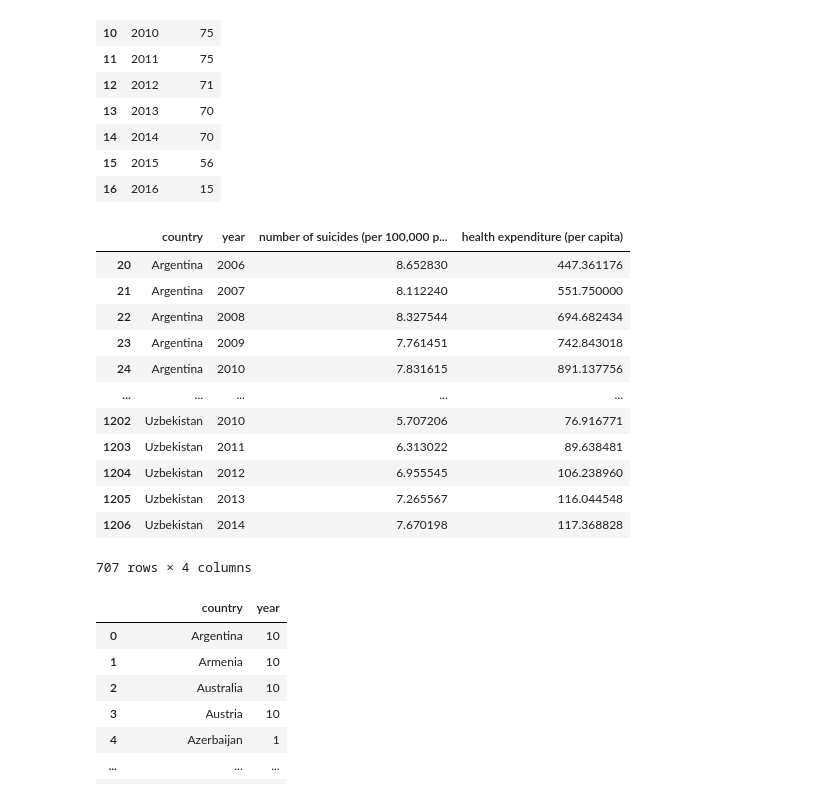
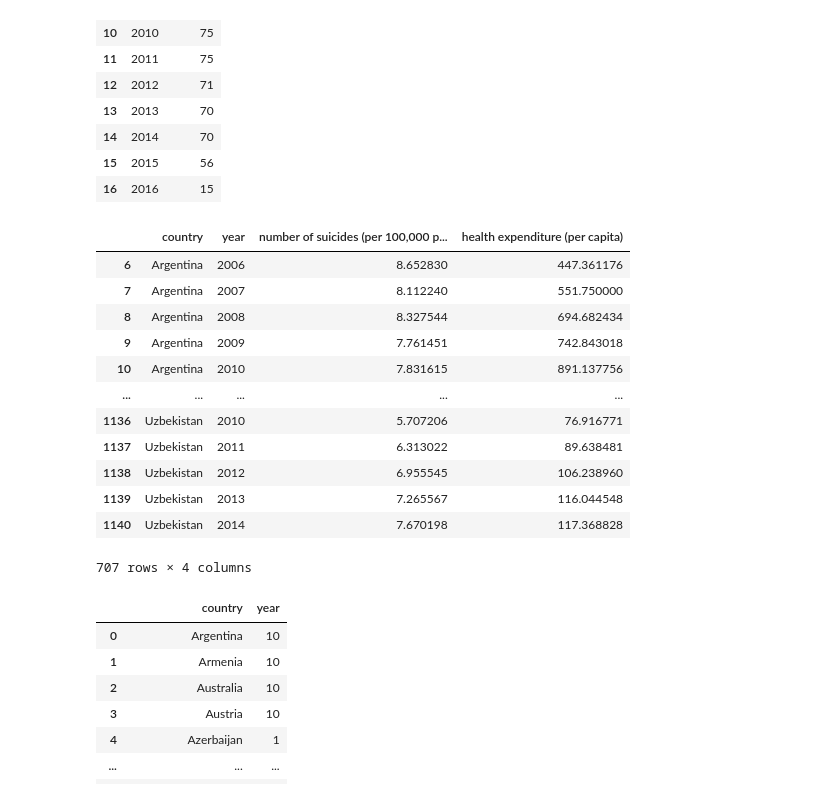
Before and after one commit to jfield24/Project-1, a Jupyter notebook: descriptives_data.ipynb, the cells around one changed output. Saved outputs shown, nothing was run; the diff lists cells and outputs as text; code cells hidden in the pictures.

```diff
--- a/descriptives_data.ipynb
+++ b/descriptives_data.ipynb
@@ -85,5 +85,6 @@ missing_countries_list = ['Antigua and Barbuda', 'Barbados', 'Grenada', 'Jamaica
        'Kiribati', 'Maldives']
 dataset_country_index = dataset_df.set_index("country")
 data_rates_df = dataset_country_index.drop(missing_countries_list, axis=0)
+data_rates_df = data_rates_df.reset_index()
 data_rates_df
 # %% [output]
@@ -135,22 +135,22 @@ yrs_countries_flat
 | 16 | 2016 | 15 |
 # %%
 # create new dataframe with 10 years only between 2006 and 2015
-data_06 = dataset_rates_only_df.loc[dataset_rates_only_df['year']>=2006, :]
+data_06 = data_rates_df.loc[data_rates_df['year']>=2006, :]
 data_06_to_15 = data_06.loc[data_06['year']<=2015,:]
 data_06_to_15
 # %% [output]
 |  | country | year | number of suicides (per 100,000 p... | health expenditure (per capita) |
-| 20 | Argentina | 2006 | 8.652830 | 447.361176 |
-| 21 | Argentina | 2007 | 8.112240 | 551.750000 |
-| 22 | Argentina | 2008 | 8.327544 | 694.682434 |
-| 23 | Argentina | 2009 | 7.761451 | 742.843018 |
-| 24 | Argentina | 2010 | 7.831615 | 891.137756 |
+| 6 | Argentina | 2006 | 8.652830 | 447.361176 |
+| 7 | Argentina | 2007 | 8.112240 | 551.750000 |
+| 8 | Argentina | 2008 | 8.327544 | 694.682434 |
+| 9 | Argentina | 2009 | 7.761451 | 742.843018 |
+| 10 | Argentina | 2010 | 7.831615 | 891.137756 |
 | ... | ... | ... | ... | ... |
-| 1202 | Uzbekistan | 2010 | 5.707206 | 76.916771 |
-| 1203 | Uzbekistan | 2011 | 6.313022 | 89.638481 |
-| 1204 | Uzbekistan | 2012 | 6.955545 | 106.238960 |
-| 1205 | Uzbekistan | 2013 | 7.265567 | 116.044548 |
-| 1206 | Uzbekistan | 2014 | 7.670198 | 117.368828 |
+| 1136 | Uzbekistan | 2010 | 5.707206 | 76.916771 |
+| 1137 | Uzbekistan | 2011 | 6.313022 | 89.638481 |
+| 1138 | Uzbekistan | 2012 | 6.955545 | 106.238960 |
+| 1139 | Uzbekistan | 2013 | 7.265567 | 116.044548 |
+| 1140 | Uzbekistan | 2014 | 7.670198 | 117.368828 |
 707 rows × 4 columns
 # %%
 #create pivot of countries by years of data within the 06 to 05 dataset
```
Also changed, not shown: parts of 8 cells of this notebook, 5 other files.
